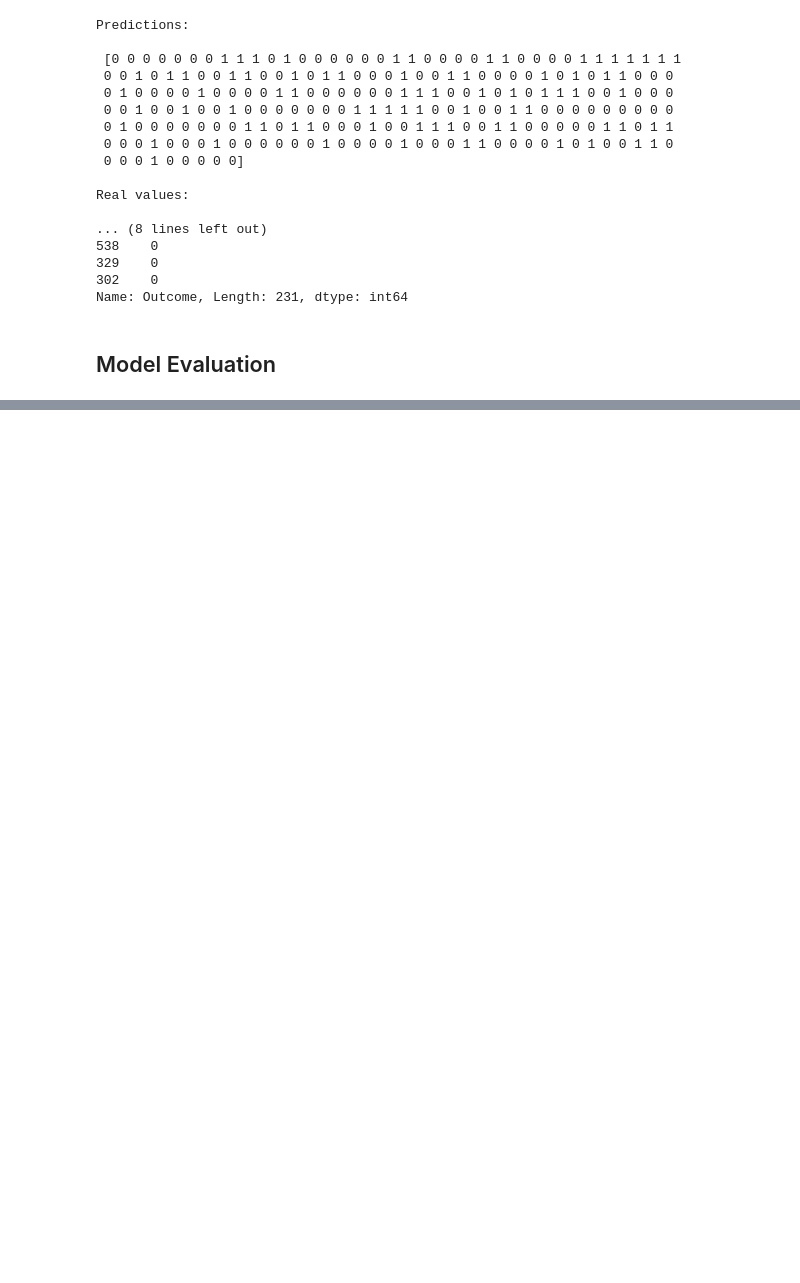
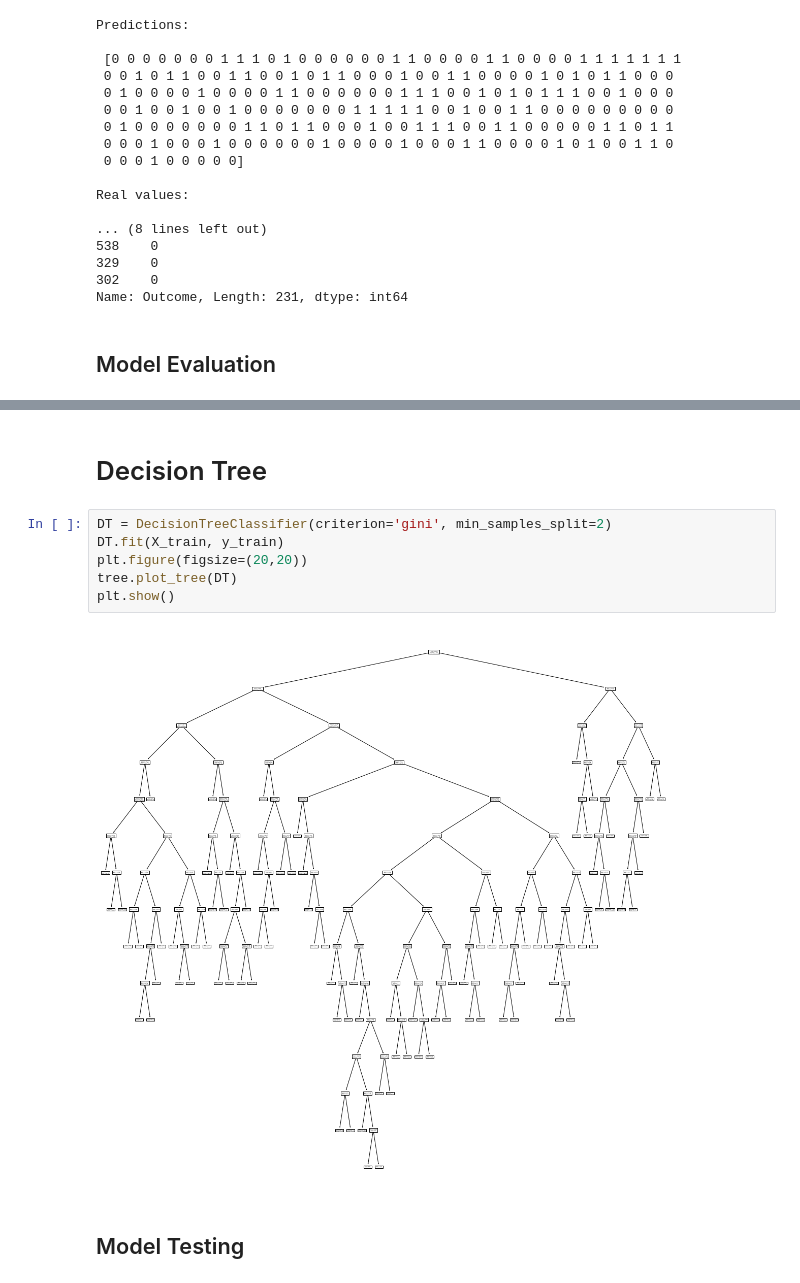
Before and after one commit to lynda-trad/PIMA, a Jupyter notebook: PIMA.ipynb, the cells around one changed output, grey strips where cells are left out. Cells and saved outputs as stored; diff of their text form; blank space fills up the shorter version.

Commit message:
add decision tree model

```diff
--- a/PIMA.ipynb
+++ b/PIMA.ipynb
@@ -221,0 +222,12 @@ NameError: name 'confusion_matrix' is not defined
+# %% [markdown]
+# Decision Tree
+# %%
+DT = DecisionTreeClassifier(criterion='gini', min_samples_split=2)
+DT.fit(X_train, y_train)
+plt.figure(figsize=(20,20))
+tree.plot_tree(DT)
+plt.show()
+# %% [output]
+[figure, added]
+# %% [markdown]
+## Model Testing
```
Also changed, not shown: parts of 9 cells of this notebook.
